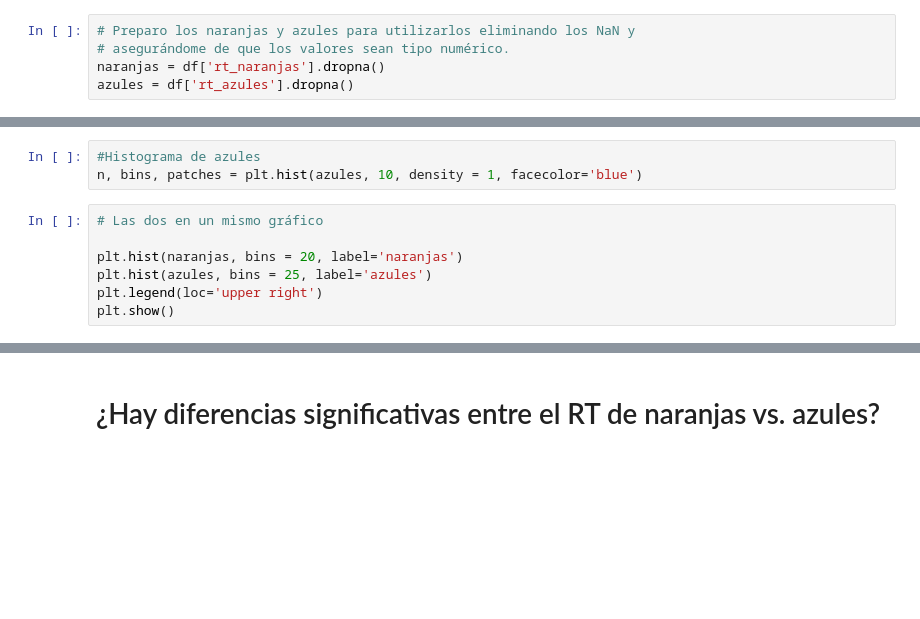
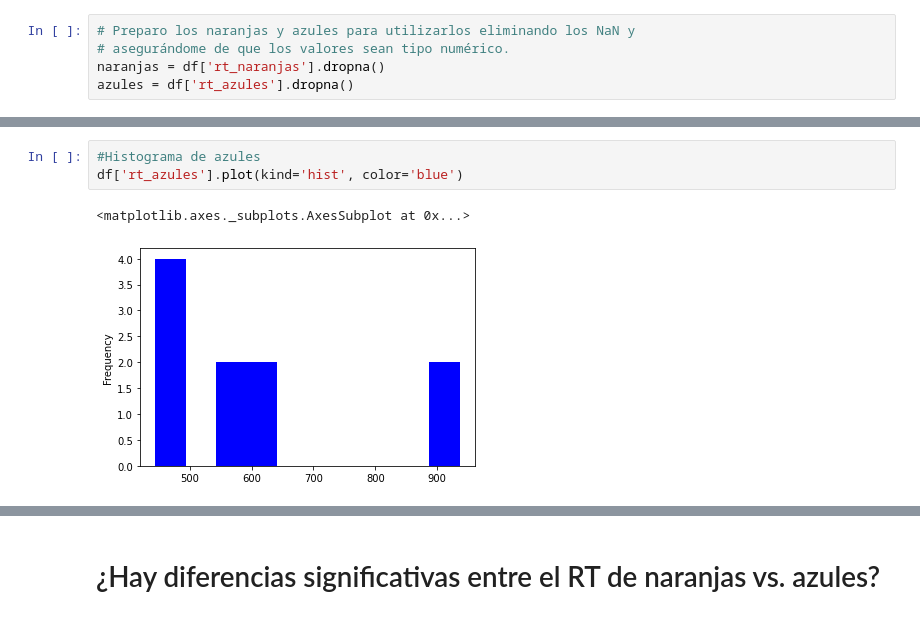
Before and after one commit to gastonbujia/curso-visualizacion-datos-SAN-2022, a Jupyter notebook: notebooks/SAN_dia_1.ipynb, the cells around one changed output, grey strips where cells are left out. Cells and saved outputs as stored; diff of their text form; blank space fills up the shorter version.

```diff
--- a/notebooks/SAN_dia_1.ipynb
+++ b/notebooks/SAN_dia_1.ipynb
@@ -367,10 +398,6 @@ n, bins, patches = plt.hist(naranjas, 10, facecolor = 'orange')
 # %%
 #Histograma de azules
-n, bins, patches = plt.hist(azules, 10, density = 1, facecolor='blue')
+df['rt_azules'].plot(kind='hist', color='blue')
+# %% [output]
+<matplotlib.axes._subplots.AxesSubplot at 0x...>
+[figure, added]
-# %%
-# Las dos en un mismo gráfico
-
-plt.hist(naranjas, bins = 20, label='naranjas')
-plt.hist(azules, bins = 25, label='azules')
-plt.legend(loc='upper right')
-plt.show()
```
Also changed, not shown: parts of 35 cells of this notebook.
